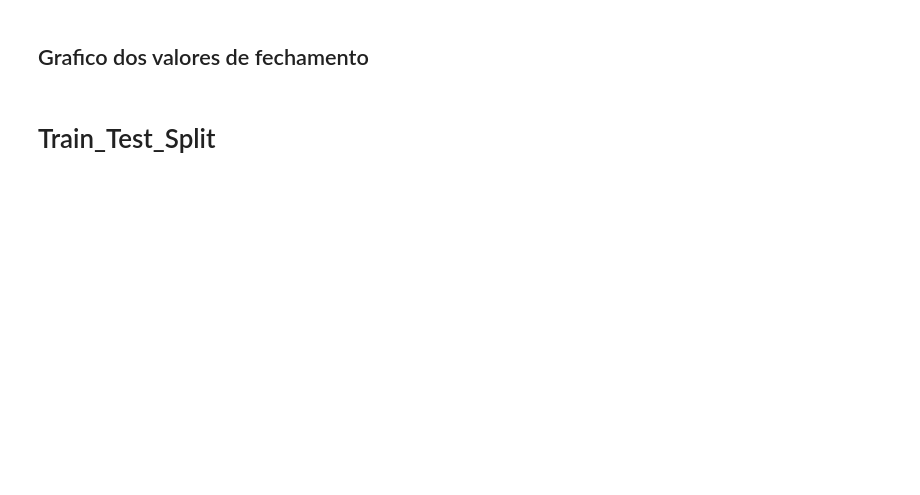
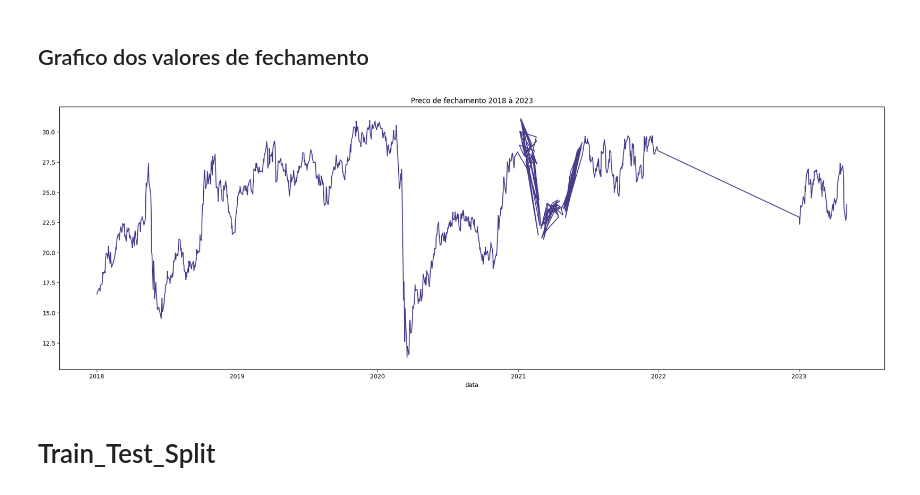
Before and after one commit to BrunoGeraldine/B3_Prediction_2023, a Jupyter notebook: notebook/B3_LTSM_C2.ipynb, the cells around one changed output. Cells and saved outputs as stored; diff of their text form; code cells hidden in the pictures; blank space fills up the shorter version.

```diff
--- a/notebook/B3_LTSM_C2.ipynb
+++ b/notebook/B3_LTSM_C2.ipynb
@@ -73,10 +124,12 @@ df_acao_fech.describe()
 # %%
 # Plotando o comportamento da ação ao longo do periodo 2019 > 2023
 
 plt.figure(figsize=(25,8))
-plt.title('Preco de fechamento 2019 à 2023')
+plt.title('Preco de fechamento 2018 à 2023')
 plt.plot(df_acao_fech['preco_fech'], color='darkslateblue' )
 plt.xlabel('data');
+# %% [output]
+[figure, added]
 # %% [markdown]
 # Train_Test_Split
 # %%
```
Also changed, not shown: parts of 16 cells of this notebook.
